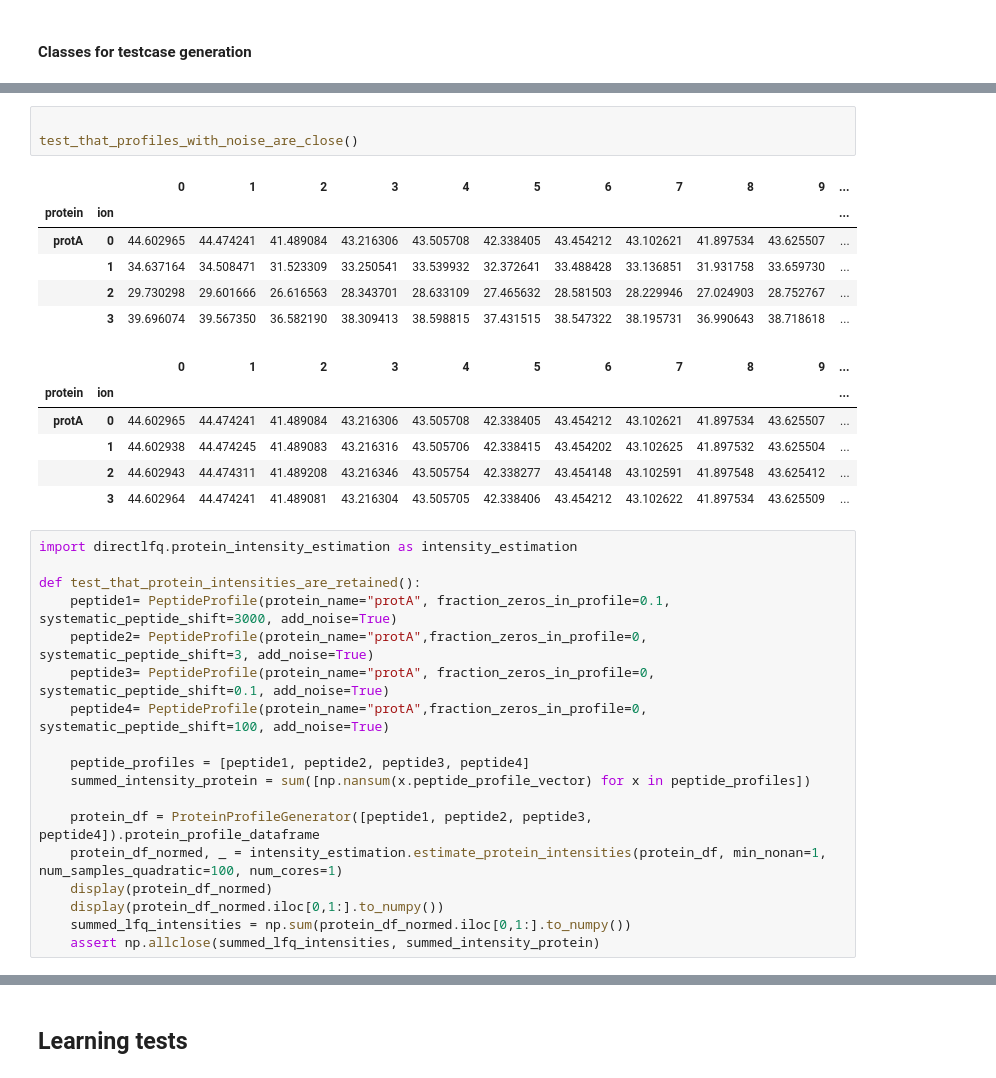
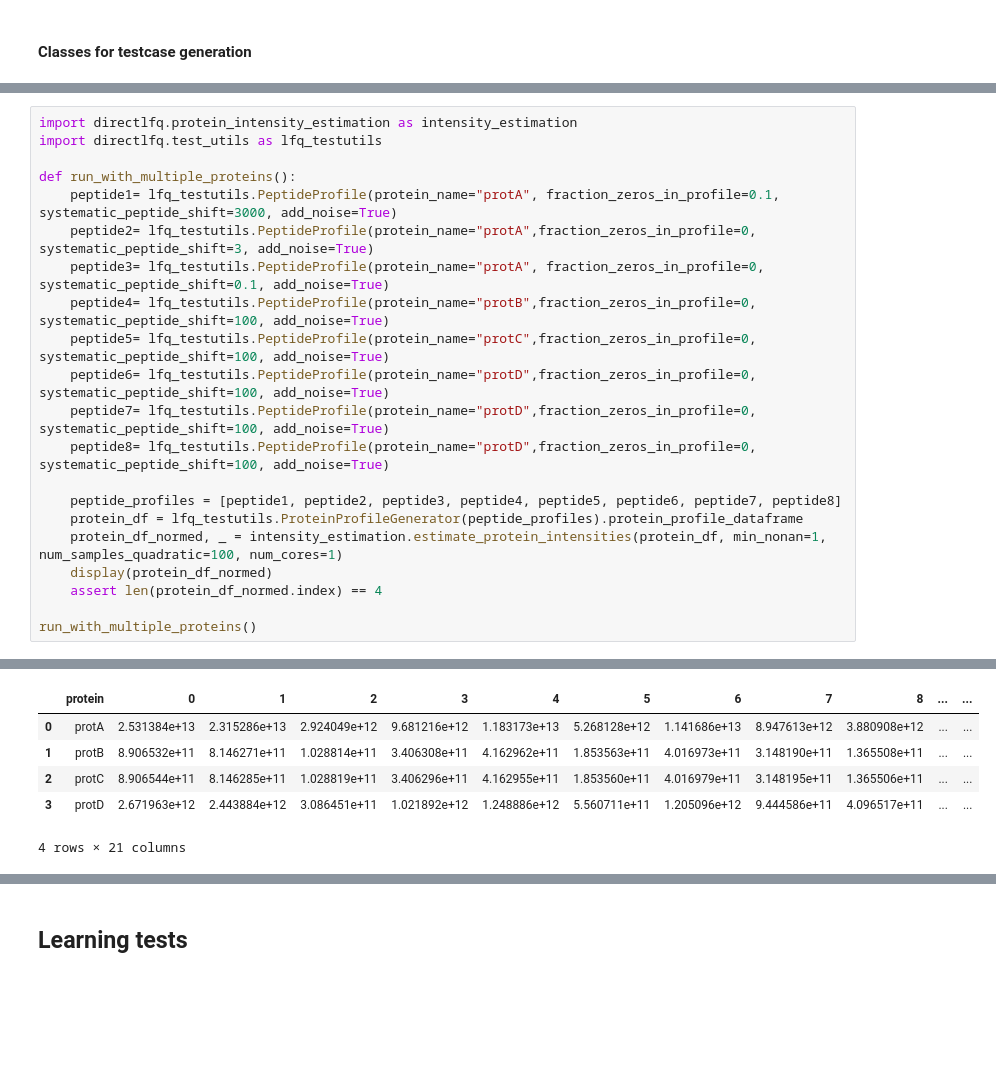
Before and after one commit to MannLabs/directlfq, a Jupyter notebook: nbdev_nbs/03_protein_intensity_estimation.ipynb, the cells around one changed output, grey strips where cells are left out. Saved outputs shown, nothing was run; the diff lists cells and outputs as text; blank space fills up the shorter version.

```diff
--- a/nbdev_nbs/03_protein_intensity_estimation.ipynb
+++ b/nbdev_nbs/03_protein_intensity_estimation.ipynb
@@ -505,34 +146,22 @@ def test_that_profiles_with_noise_are_close():
-# %%
-
-test_that_profiles_with_noise_are_close()
-# %% [output]
-|  |  | 0 | 1 | 2 | 3 | 4 | 5 | 6 | 7 | 8 | 9 | ... |
-| protein | ion |  |  |  |  |  |  |  |  |  |  | ... |
-| protA | 0 | 44.602965 | 44.474241 | 41.489084 | 43.216306 | 43.505708 | 42.338405 | 43.454212 | 43.102621 | 41.897534 | 43.625507 | ... |
-|  | 1 | 34.637164 | 34.508471 | 31.523309 | 33.250541 | 33.539932 | 32.372641 | 33.488428 | 33.136851 | 31.931758 | 33.659730 | ... |
-|  | 2 | 29.730298 | 29.601666 | 26.616563 | 28.343701 | 28.633109 | 27.465632 | 28.581503 | 28.229946 | 27.024903 | 28.752767 | ... |
-|  | 3 | 39.696074 | 39.567350 | 36.582190 | 38.309413 | 38.598815 | 37.431515 | 38.547322 | 38.195731 | 36.990643 | 38.718618 | ... |
-|  |  | 0 | 1 | 2 | 3 | 4 | 5 | 6 | 7 | 8 | 9 | ... |
-| protein | ion |  |  |  |  |  |  |  |  |  |  | ... |
-| protA | 0 | 44.602965 | 44.474241 | 41.489084 | 43.216306 | 43.505708 | 42.338405 | 43.454212 | 43.102621 | 41.897534 | 43.625507 | ... |
-|  | 1 | 44.602938 | 44.474245 | 41.489083 | 43.216316 | 43.505706 | 42.338415 | 43.454202 | 43.102625 | 41.897532 | 43.625504 | ... |
-|  | 2 | 44.602943 | 44.474311 | 41.489208 | 43.216346 | 43.505754 | 42.338277 | 43.454148 | 43.102591 | 41.897548 | 43.625412 | ... |
-|  | 3 | 44.602964 | 44.474241 | 41.489081 | 43.216304 | 43.505705 | 42.338406 | 43.454212 | 43.102622 | 41.897534 | 43.625509 | ... |
 # %%
 import directlfq.protein_intensity_estimation as intensity_estimation
+import directlfq.test_utils as lfq_testutils
 
-def test_that_protein_intensities_are_retained():
-    peptide1= PeptideProfile(protein_name="protA", fraction_zeros_in_profile=0.1, systematic_peptide_shift=3000, add_noise=True)
-    peptide2= PeptideProfile(protein_name="protA",fraction_zeros_in_profile=0, systematic_peptide_shift=3, add_noise=True)
-    peptide3= PeptideProfile(protein_name="protA", fraction_zeros_in_profile=0, systematic_peptide_shift=0.1, add_noise=True)
-    peptide4= PeptideProfile(protein_name="protA",fraction_zeros_in_profile=0, systematic_peptide_shift=100, add_noise=True)
+def run_with_multiple_proteins():
+    peptide1= lfq_testutils.PeptideProfile(protein_name="protA", fraction_zeros_in_profile=0.1, systematic_peptide_shift=3000, add_noise=True)
+    peptide2= lfq_testutils.PeptideProfile(protein_name="protA",fraction_zeros_in_profile=0, systematic_peptide_shift=3, add_noise=True)
+    peptide3= lfq_testutils.PeptideProfile(protein_name="protA", fraction_zeros_in_profile=0, systematic_peptide_shift=0.1, add_noise=True)
+    peptide4= lfq_testutils.PeptideProfile(protein_name="protB",fraction_zeros_in_profile=0, systematic_peptide_shift=100, add_noise=True)
+    peptide5= lfq_testutils.PeptideProfile(protein_name="protC",fraction_zeros_in_profile=0, systematic_peptide_shift=100, add_noise=True)
+    peptide6= lfq_testutils.PeptideProfile(protein_name="protD",fraction_zeros_in_profile=0, systematic_peptide_shift=100, add_noise=True)
+    peptide7= lfq_testutils.PeptideProfile(protein_name="protD",fraction_zeros_in_profile=0, systematic_peptide_shift=100, add_noise=True)
+    peptide8= lfq_testutils.PeptideProfile(protein_name="protD",fraction_zeros_in_profile=0, systematic_peptide_shift=100, add_noise=True)
 
-    peptide_profiles = [peptide1, peptide2, peptide3, peptide4]
-    summed_intensity_protein = sum([np.nansum(x.peptide_profile_vector) for x in peptide_profiles])
-
-    protein_df = ProteinProfileGenerator([peptide1, peptide2, peptide3, peptide4]).protein_profile_dataframe
+    peptide_profiles = [peptide1, peptide2, peptide3, peptide4, peptide5, peptide6, peptide7, peptide8]
+    protein_df = lfq_testutils.ProteinProfileGenerator(peptide_profiles).protein_profile_dataframe
     protein_df_normed, _ = intensity_estimation.estimate_protein_intensities(protein_df, min_nonan=1, num_samples_quadratic=100, num_cores=1)
     display(protein_df_normed)
-    display(protein_df_normed.iloc[0,1:].to_numpy())
-    summed_lfq_intensities = np.sum(protein_df_normed.iloc[0,1:].to_numpy())
-    assert np.allclose(summed_lfq_intensities, summed_intensity_protein)
+    assert len(protein_df_normed.index) == 4
+
+run_with_multiple_proteins()
+# %% [output]
@@ -538,0 +170,6 @@ def test_that_protein_intensities_are_retained():
+|  | protein | 0 | 1 | 2 | 3 | 4 | 5 | 6 | 7 | 8 | ... | ... |
+| 0 | protA | 2.531384e+13 | 2.315286e+13 | 2.924049e+12 | 9.681216e+12 | 1.183173e+13 | 5.268128e+12 | 1.141686e+13 | 8.947613e+12 | 3.880908e+12 | ... | ... |
+| 1 | protB | 8.906532e+11 | 8.146271e+11 | 1.028814e+11 | 3.406308e+11 | 4.162962e+11 | 1.853563e+11 | 4.016973e+11 | 3.148190e+11 | 1.365508e+11 | ... | ... |
+| 2 | protC | 8.906544e+11 | 8.146285e+11 | 1.028819e+11 | 3.406296e+11 | 4.162955e+11 | 1.853560e+11 | 4.016979e+11 | 3.148195e+11 | 1.365506e+11 | ... | ... |
+| 3 | protD | 2.671963e+12 | 2.443884e+12 | 3.086451e+11 | 1.021892e+12 | 1.248886e+12 | 5.560711e+11 | 1.205096e+12 | 9.444586e+11 | 4.096517e+11 | ... | ... |
+4 rows × 21 columns
```
Also changed, not shown: parts of 17 cells of this notebook, 8 other files.
